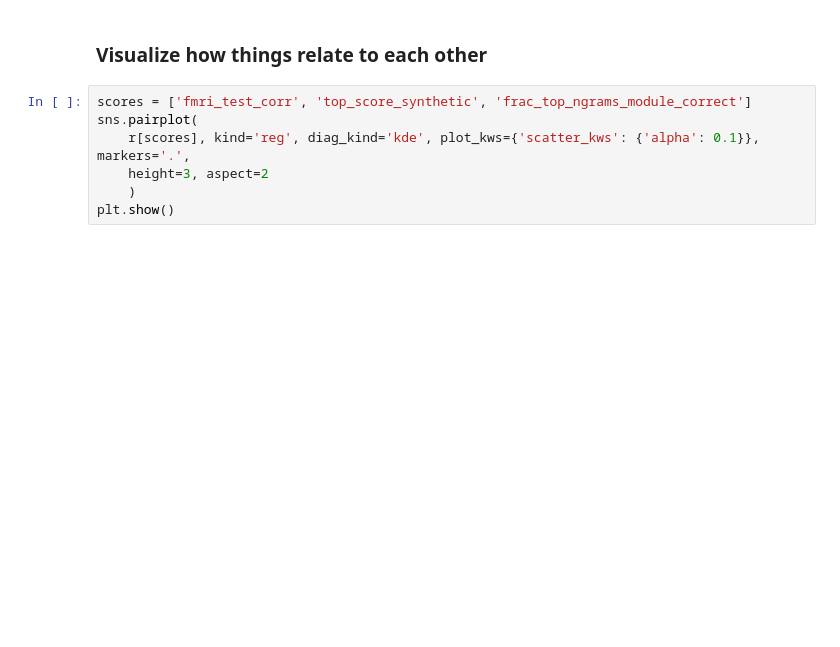
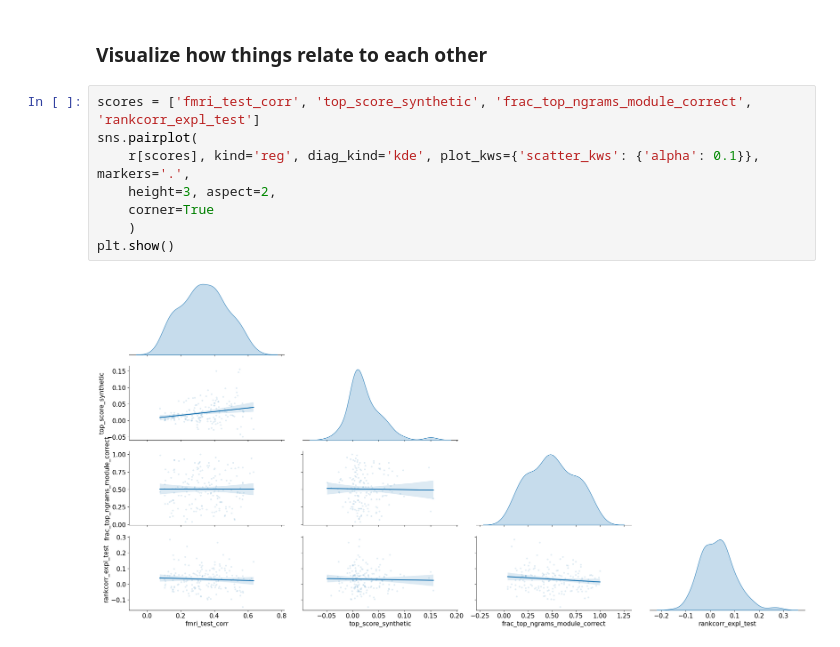
Before and after one commit to microsoft/automated-explanations, a Jupyter notebook: notebooks/01_fmri.ipynb, the cells around one changed output. Cells and saved outputs as stored; diff of their text form; blank space fills up the shorter version.

```diff
--- a/notebooks/01_fmri.ipynb
+++ b/notebooks/01_fmri.ipynb
@@ -67,9 +87,12 @@ with pd.option_context('display.max_colwidth', -1, 'display.max_rows', 200):
 # %% [markdown]
 ### Visualize how things relate to each other
 # %%
-scores = ['fmri_test_corr', 'top_score_synthetic', 'frac_top_ngrams_module_correct']
+scores = ['fmri_test_corr', 'top_score_synthetic', 'frac_top_ngrams_module_correct', 'rankcorr_expl_test']
 sns.pairplot(
     r[scores], kind='reg', diag_kind='kde', plot_kws={'scatter_kws': {'alpha': 0.1}}, markers='.',
-    height=3, aspect=2
+    height=3, aspect=2,
+    corner=True
     )
 plt.show()
+# %% [output]
+[figure, added]
```
Also changed, not shown: parts of 3 cells of this notebook, 4 other files.
